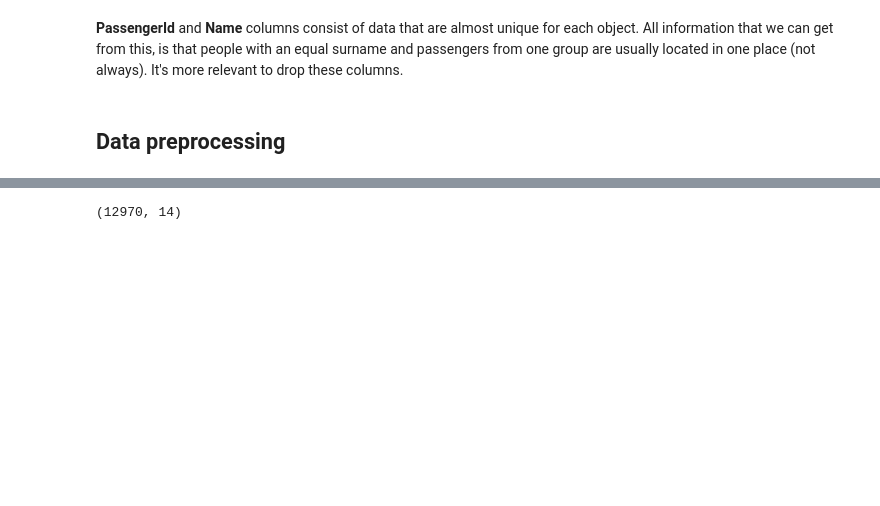
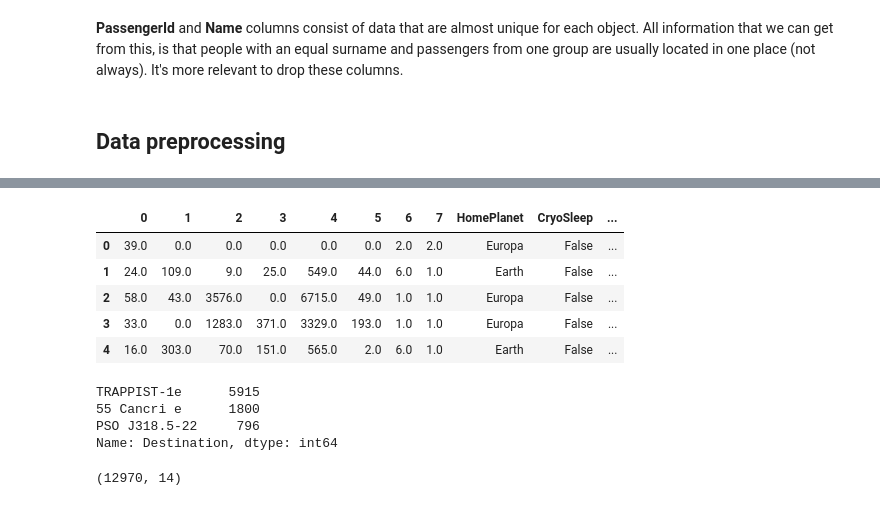
Before and after one commit to Perfomo/Kaggle-Spaceship-Titanic-Competition, a Jupyter notebook: SpaceshipTitanic.ipynb, the cells around one changed output, grey strips where cells are left out. Drawn from its saved outputs; the diff is of its cells as text; code cells hidden in the pictures; blank space fills up the shorter version.

```diff
--- a/SpaceshipTitanic.ipynb
+++ b/SpaceshipTitanic.ipynb
@@ -153,3 +202,6 @@ t
 **PassengerId** and **Name** columns consist of data that are almost unique for each object. All information that we can get from this, is that people with an equal surname and passengers from one group are usually located in one place (not always). It's more relevant to drop these columns.
 # %% [markdown]
 ## Data preprocessing
+# %%
+train_data = pd.read_csv("train.csv")
+test_data = pd.read_csv("test.csv")
@@ -155,0 +217,7 @@ t
+# %%
+train_data[["Deck", "Num", "Side"]] = train_data["Cabin"].str.split("/", expand=True)
+train_data["HomePlanet"] = train_data["HomePlanet"].fillna("Earth")
+train_data["Destination"] = train_data["Destination"].fillna("TRAPPIST-1e")
+train_data["VIP"] = train_data["VIP"].fillna("False")
+train_data = train_data.drop(["PassengerId", "Name", "Cabin", "Num"], axis=1)
+train_data.head()
@@ -156,3 +280,40 @@ t
+# %%
+from sklearn.impute import KNNImputer
+imputer1 = KNNImputer(n_neighbors=3)
+imputer2 = KNNImputer(missing_values=-1, n_neighbors=3)
+t = pd.DataFrame([])
+s = pd.DataFrame([])
+t[["HomePlanet", "CryoSleep", "Destination", "VIP", "Transported"]] = train_data[["HomePlanet", "CryoSleep", "Destination", "VIP", "Transported"]]
+s[["Deck", "Side"]] = train_data[["Deck", "Side"]]
+train_data = imputer1.fit_transform(train_data.drop(["HomePlanet", "CryoSleep", "Destination", "VIP", "Transported", "Deck", "Side"], axis=1))
+train_data = pd.DataFrame(train_data)
+train_data[["Deck", "Side"]] = s[["Deck", "Side"]]
+train_data = imputer2.fit_transform(train_data)
+train_data = pd.DataFrame(train_data)
+train_data[["HomePlanet", "CryoSleep", "Destination", "VIP", "Transported"]] = t[["HomePlanet", "CryoSleep", "Destination", "VIP", "Transported"]]
+
+t[["HomePlanet", "CryoSleep", "Destination", "VIP"]] = test_data[["HomePlanet", "CryoSleep", "Destination", "VIP"]]
+s[["Deck", "Side"]] = test_data[["Deck", "Side"]]
+test_data = imputer1.transform(test_data.drop(["HomePlanet", "CryoSleep", "Destination", "VIP", "Deck", "Side"], axis=1))
+test_data = pd.DataFrame(test_data)
+test_data[["Deck", "Side"]] = s[["Deck", "Side"]]
+test_data = imputer2.transform(test_data)
+# %%
+train_data.head()
+# %% [output]
+|  | 0 | 1 | 2 | 3 | 4 | 5 | 6 | 7 | HomePlanet | CryoSleep | ... |
+| 0 | 39.0 | 0.0 | 0.0 | 0.0 | 0.0 | 0.0 | 2.0 | 2.0 | Europa | False | ... |
+| 1 | 24.0 | 109.0 | 9.0 | 25.0 | 549.0 | 44.0 | 6.0 | 1.0 | Earth | False | ... |
+| 2 | 58.0 | 43.0 | 3576.0 | 0.0 | 6715.0 | 49.0 | 1.0 | 1.0 | Europa | False | ... |
+| 3 | 33.0 | 0.0 | 1283.0 | 371.0 | 3329.0 | 193.0 | 1.0 | 1.0 | Europa | False | ... |
+| 4 | 16.0 | 303.0 | 70.0 | 151.0 | 565.0 | 2.0 | 6.0 | 1.0 | Earth | False | ... |
+# %%
+train_data["Destination"].value_counts()
+# %% [output]
+TRAPPIST-1e      5915
+55 Cancri e      1800
+PSO J318.5-22     796
+Name: Destination, dtype: int64
 # %%
 all_data = pd.concat([test_data, train_data])
 all_data.shape
```
Also changed, not shown: parts of 10 cells of this notebook.
